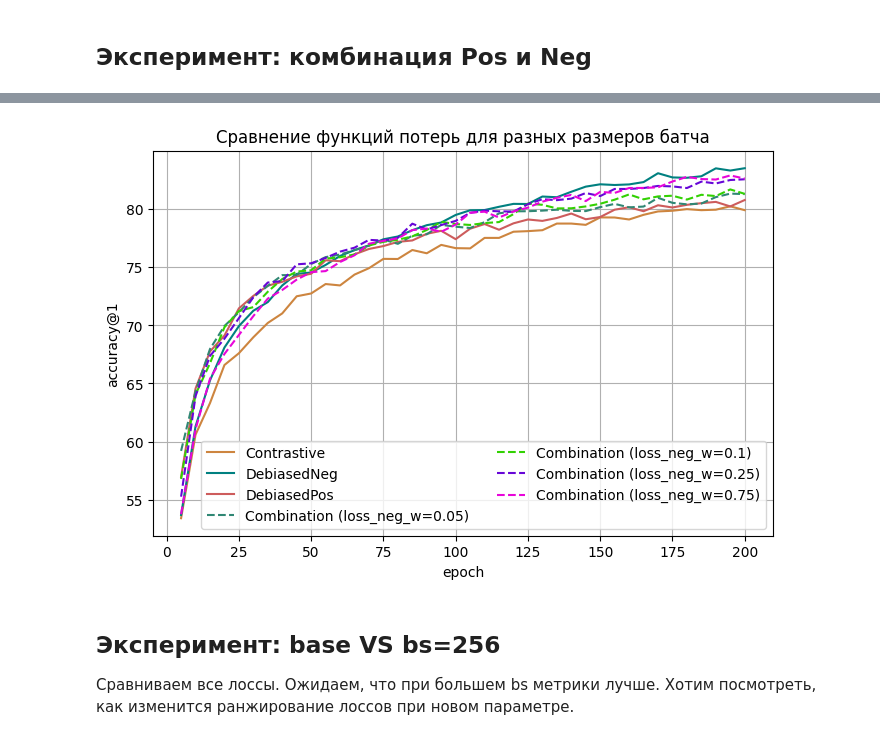
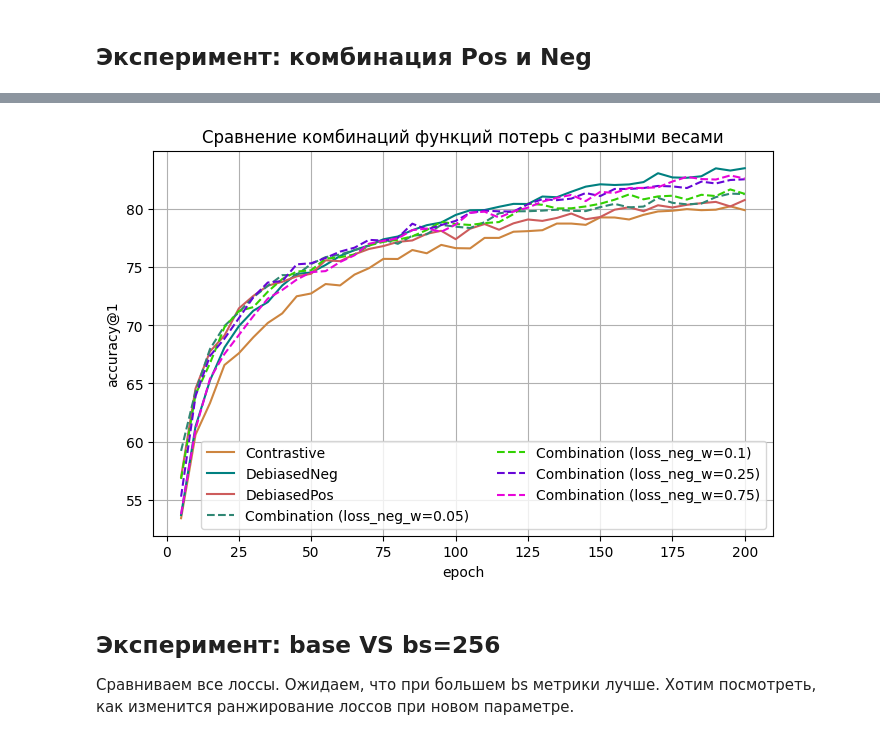
Before and after one commit to AsciiShell/hse_DCL_positive, a Jupyter notebook: plot_experiments.ipynb, the cells around one changed output, grey strips where cells are left out. Drawn from its saved outputs; the diff is of its cells as text; code cells hidden in the pictures.

Commit message:
update plots

```diff
--- a/plot_experiments.ipynb
+++ b/plot_experiments.ipynb
@@ -933,26 +933,26 @@ new_df
 # %%
 random.seed(42)
 plt.figure(figsize=(8, 5))
 for i, row in base_df.iterrows():
     m = get_metrics(row["uuid"])
     plt.plot(m["epoch"], m["loss/acc1"], label=row["loss"], color=colors_map[row["loss"]])
 
 for i, row in new_df.sort_values('loss_neg_w').iterrows():
     m = get_metrics(row["uuid"])
     if len(m):
         w = row["loss_neg_w"]
         c = "#" + "".join([random.choice("0123456789ABCDEF") for j in range(6)])
         plt.plot(m["epoch"], m["loss/acc1"], label=row["loss"] + f" (loss_neg_w={w})", color=c, linestyle="--")
 
 plt.legend(ncol=2)
 plt.xlabel("epoch")
 plt.ylabel("accuracy@1")
-plt.title("Сравнение функций потерь для разных размеров батча")
+plt.title("Сравнение комбинаций функций потерь с разными весами")
 plt.grid()
 plt.savefig("images/exp_base_vs_combination.png", bbox_inches="tight")
 plt.show()
 # %% [output]
-[figure, old version]
+[figure, new version]
 # %% [markdown]
 ## Эксперимент: base VS bs=256
 Сравниваем все лоссы. Ожидаем, что при большем bs метрики лучше. Хотим посмотреть, как изменится ранжирование лоссов при новом параметре.
```
